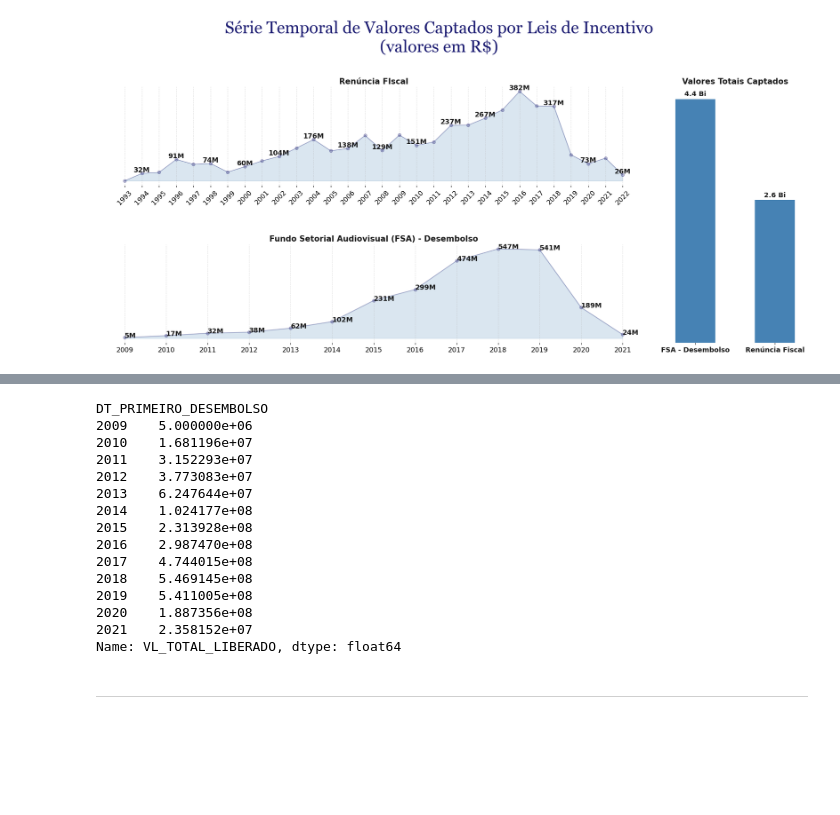
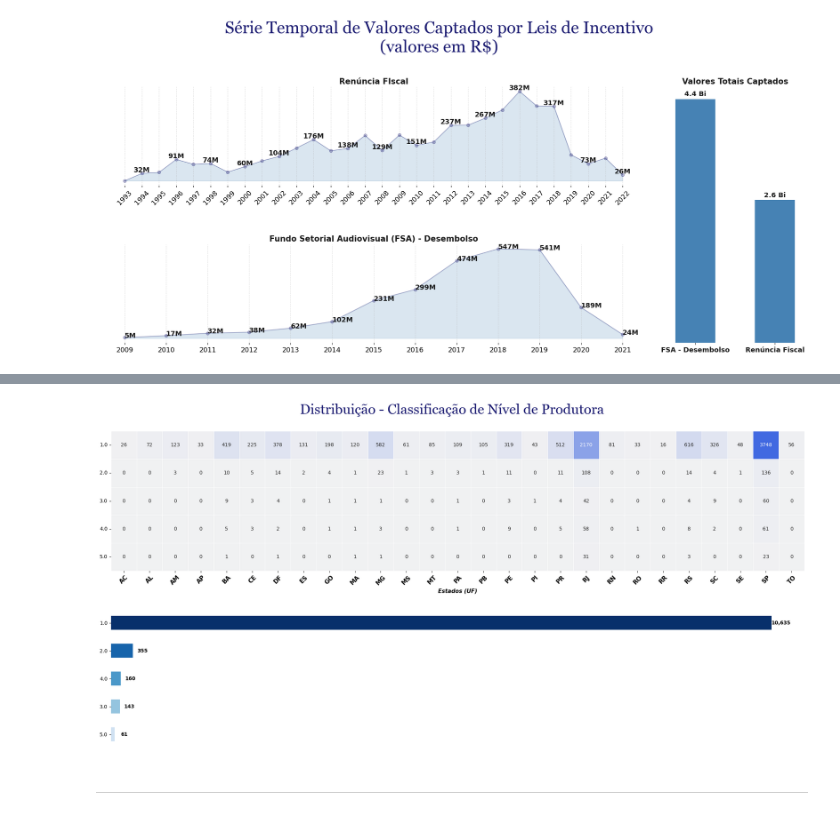
Before and after one commit to fonsecadados/AgenciaNacionalDoCinema_ANCINE, a Jupyter notebook: ANCINE_DesafiosEOportunidades.ipynb, the cells around one changed output, grey strips where cells are left out. Cells and saved outputs as stored; diff of their text form; code cells hidden in the pictures; blank space fills up the shorter version.

```diff
--- a/ANCINE_DesafiosEOportunidades.ipynb
+++ b/ANCINE_DesafiosEOportunidades.ipynb
@@ -955,18 +955,47 @@ plt.show()
-# %%
-df_serie_temp_fsa_desembolso_ano
-# %% [output]
-DT_PRIMEIRO_DESEMBOLSO
-2009    5.000000e+06
-2010    1.681196e+07
-2011    3.152293e+07
-2012    3.773083e+07
-2013    6.247644e+07
-2014    1.024177e+08
-2015    2.313928e+08
-2016    2.987470e+08
-2017    4.744015e+08
-2018    5.469145e+08
-2019    5.411005e+08
-2020    1.887356e+08
-2021    2.358152e+07
-Name: VL_TOTAL_LIBERADO, dtype: float64
+# %%
+plt.figure(figsize=(20, 10))
+gs = gridspec.GridSpec(2, 1)
+axs = [plt.subplot(gs[i]) for i in range(2)]
+
+
+tabela_classificacao_produtora = pd.DataFrame(agnts_tabela_unificada[['UF', 'CLASSIFICACAO_NIVEL_PRODUTORA']])
+
+tabela_classificacao_produtora_top = tabela_classificacao_produtora['CLASSIFICACAO_NIVEL_PRODUTORA'].value_counts().head(5)
+
+cores = plt.cm.Blues(np.linspace(0.2, 1, len(tabela_classificacao_produtora_top)))
+tabela_classificacao_produtora_top.sort_values(ascending=True).plot(kind='barh', color=cores, ax=axs[1])
+
+for n in axs[1].patches:
+    axs[1].annotate(format(n.get_width(), ',.0f'),
+                    (n.get_width(), n.get_y() + n.get_height() / 2.),
+                    ha='center', va='center',
+                    xytext=(19, 0),
+                    textcoords='offset points',
+                    fontsize=10, fontweight='bold')
+
+axs[1].set_title('   ', fontsize=17, fontweight='medium')
+axs[1].set_ylabel(None)
+axs[1].set_xlabel(None)
+axs[1].set_yticklabels(axs[1].get_yticklabels(), fontweight='medium')
+axs[1].set_xticks([])
+
+
+pivot_table = pd.crosstab(tabela_classificacao_produtora['CLASSIFICACAO_NIVEL_PRODUTORA'], tabela_classificacao_produtora['UF'])
+cor = sns.color_palette("light:royalblue", as_cmap=True)
+axs[0] = sns.heatmap(pivot_table, annot=True, fmt='d', linewidths=0.5, cmap=cor, ax=axs[0], cbar=False)
+axs[0].set_xlabel('Estados (UF)', fontweight='bold', fontsize=11, fontstyle='oblique')
+axs[0].set_ylabel(None)
+axs[0].set_yticklabels(axs[0].get_yticklabels(), fontweight='medium', rotation=0)
+axs[0].set_xticklabels(axs[0].get_xticklabels(), fontweight='bold', fontsize=12, rotation=45)
+axs[0].set_title("   ", fontsize=20)
+
+fontprops = {'color': 'midnightblue', 'weight': 'bold', 'style': 'normal', 'family' : 'Georgia'}
+plt.suptitle('Distribuição - Classificação de Nível de Produtora', fontdict=fontprops, fontsize=28)
+plt.subplots_adjust(top=1.87)
+plt.subplots_adjust(hspace=1.5)
+
+plt.box([])
+plt.tight_layout()
+plt.show()
+# %% [output]
+[figure, added]
```
Also changed, not shown: parts of 4 cells of this notebook, 5 other files.
